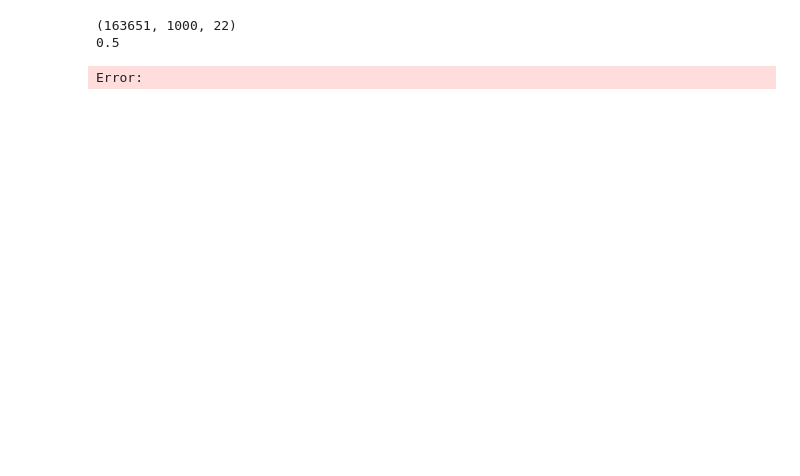
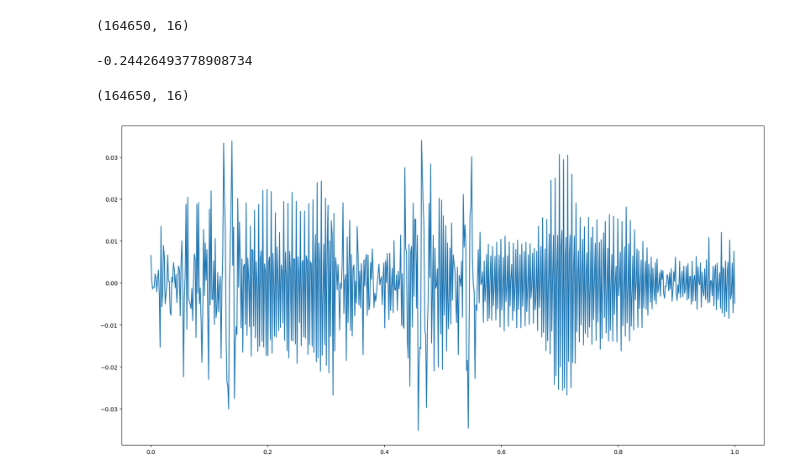
Before and after one commit to rufaelfekadu/finger_pose_estimation, a Jupyter notebook: dataset.ipynb, the cells around one changed output. Drawn from its saved outputs; the diff is of its cells as text; code cells hidden in the pictures; blank space fills up the shorter version.

Commit message:
filtering updated

```diff
--- a/dataset.ipynb
+++ b/dataset.ipynb
@@ -154,7 +185,4 @@ shape of label: (163651, 1000, 20)
 # %%
 print(dataset.data.shape)
-dataset._filter_data(dataset.data, 200).shape
 # %% [output]
-(163651, 1000, 22)
-0.5
+(164650, 16)
-Error:
@@ -160,0 +191,18 @@ Error:
+# %%
+np.min(dataset.data[:,0])
+# %% [output]
+-0.24426493778908734
+# %%
+def plot_data(to_plot):
+    import matplotlib.pyplot as plt
+    # fold the data
+    print(to_plot.shape)
+    t = np.linspace(0, 1, to_plot[:700,:].shape[0])
+    # set figure size
+    plt.figure(figsize=(20,10))
+    plt.plot(t, to_plot[:700,0])
+    plt.show()
+plot_data(dataset.data)
+# %% [output]
+(164650, 16)
+[figure, added]
```
Also changed, not shown: parts of 4 cells of this notebook, 1 other file.
